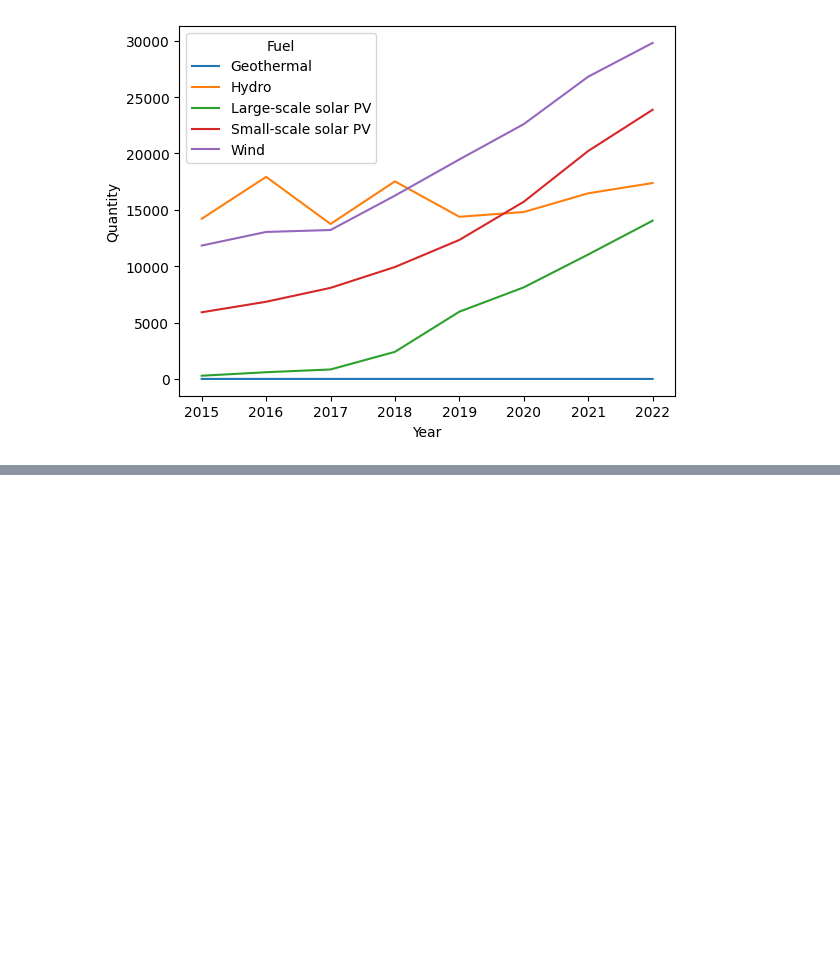
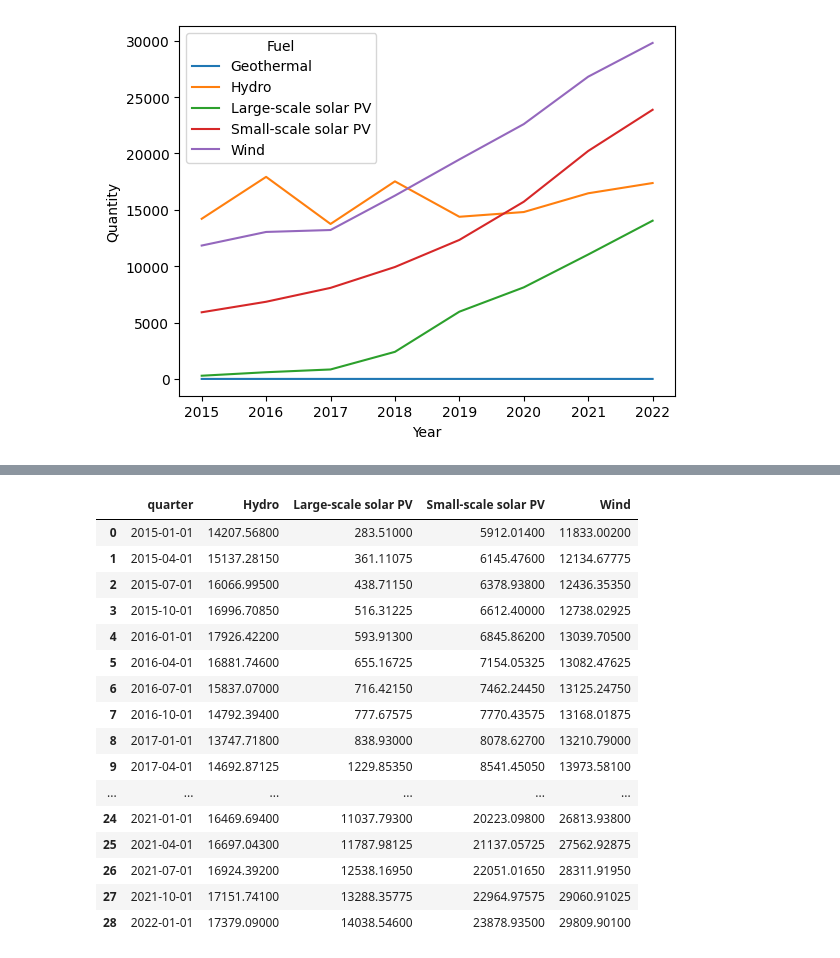
Before and after one commit to z5113296/ZZSC9020-Group-M, a Jupyter notebook: data_discovery/Solar.ipynb, the cells around one changed output, grey strips where cells are left out. Drawn from its saved outputs; the diff is of its cells as text; code cells hidden in the pictures; blank space fills up the shorter version.

```diff
--- a/data_discovery/Solar.ipynb
+++ b/data_discovery/Solar.ipynb
@@ -46,0 +85,23 @@ sns.lineplot(data=df, x='Year', y='Quantity', hue='Fuel')
+# %%
+df_req = pd.merge(df_quarter, df_re, how='left', on='quarter')
+df_req = df_req.interpolate(method='linear', limit_direction='forward')
+df_req.to_csv('renewable_energy.csv', index=False)
+df_req
+# %% [output]
+|  | quarter | Hydro | Large-scale solar PV | Small-scale solar PV | Wind |
+| 0 | 2015-01-01 | 14207.56800 | 283.51000 | 5912.01400 | 11833.00200 |
+| 1 | 2015-04-01 | 15137.28150 | 361.11075 | 6145.47600 | 12134.67775 |
+| 2 | 2015-07-01 | 16066.99500 | 438.71150 | 6378.93800 | 12436.35350 |
+| 3 | 2015-10-01 | 16996.70850 | 516.31225 | 6612.40000 | 12738.02925 |
+| 4 | 2016-01-01 | 17926.42200 | 593.91300 | 6845.86200 | 13039.70500 |
+| 5 | 2016-04-01 | 16881.74600 | 655.16725 | 7154.05325 | 13082.47625 |
+| 6 | 2016-07-01 | 15837.07000 | 716.42150 | 7462.24450 | 13125.24750 |
+| 7 | 2016-10-01 | 14792.39400 | 777.67575 | 7770.43575 | 13168.01875 |
+| 8 | 2017-01-01 | 13747.71800 | 838.93000 | 8078.62700 | 13210.79000 |
+| 9 | 2017-04-01 | 14692.87125 | 1229.85350 | 8541.45050 | 13973.58100 |
+| ... | ... | ... | ... | ... | ... |
+| 24 | 2021-01-01 | 16469.69400 | 11037.79300 | 20223.09800 | 26813.93800 |
+| 25 | 2021-04-01 | 16697.04300 | 11787.98125 | 21137.05725 | 27562.92875 |
+| 26 | 2021-07-01 | 16924.39200 | 12538.16950 | 22051.01650 | 28311.91950 |
+| 27 | 2021-10-01 | 17151.74100 | 13288.35775 | 22964.97575 | 29060.91025 |
+| 28 | 2022-01-01 | 17379.09000 | 14038.54600 | 23878.93500 | 29809.90100 |
```
Also changed, not shown: parts of 5 cells of this notebook, 1 other file.
